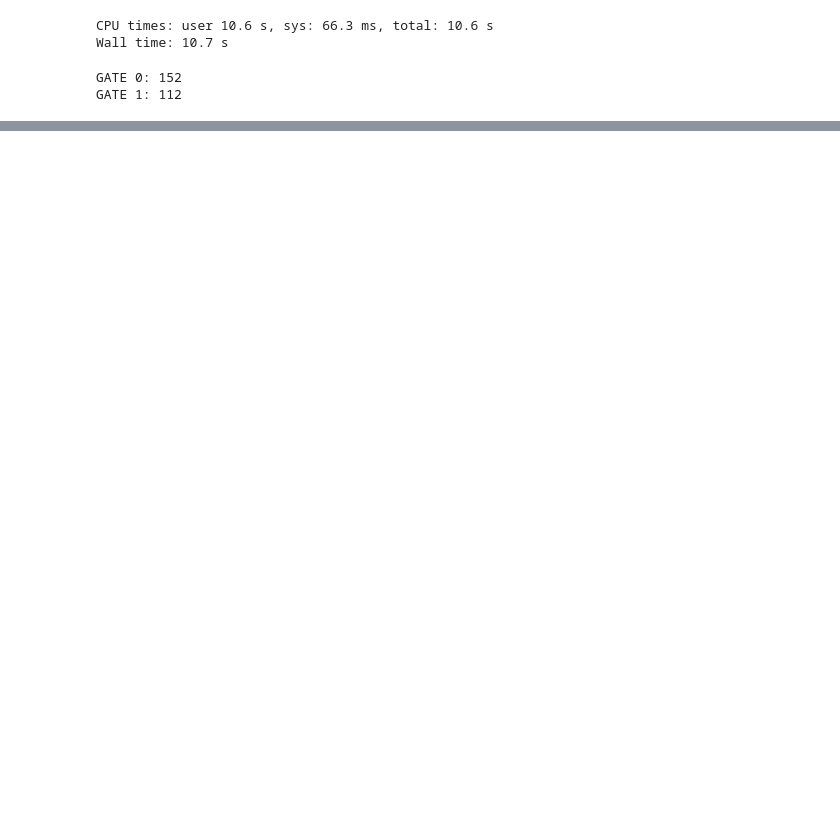
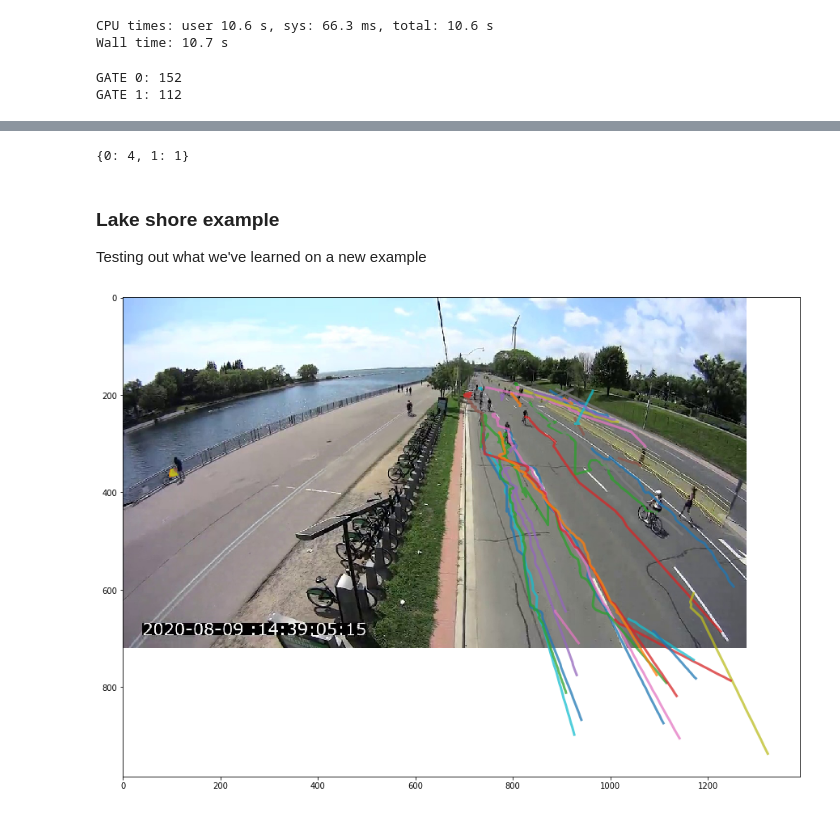
Before and after one commit to radumas/rpi-urban-mobility-tracker, a Jupyter notebook: notebooks/counting.ipynb, the cells around one changed output, grey strips where cells are left out. Drawn from its saved outputs; the diff is of its cells as text; code cells hidden in the pictures; blank space fills up the shorter version.

Commit message:
Lake Shore is tough

```diff
--- a/notebooks/counting.ipynb
+++ b/notebooks/counting.ipynb
@@ -149,0 +197,38 @@ GATE 1: 112
+# %%
+gatecounts
+# %% [output]
+{0: 4, 1: 1}
+# %% [markdown]
+### Lake shore example
+Testing out what we've learned on a new example
+# %%
+df = pd.read_csv('lakeshore/lake_shore_1439_pednet_30fps.csv', header =0)
+# %%
+#  compute detection centroids
+df['cx'] = 0.5 * (df['xmin'] + df['xmax'])
+df['cy'] = 0.5 * (df['ymin']  + df['ymax'])
+gdf = gpd.GeoDataFrame(df, geometry=gpd.points_from_xy(df.cx, df.cy))
+# Filter to objects that appear more than once so a trajectory can be created
+# It's possible to apply multiple aggregations to a same columns using different functions
+potential_lines = gdf.groupby(['obj_id', 'obj_class']).agg({'geometry':[list, 'count']})
+# But then the column keys are nested
+trajectories = potential_lines[potential_lines['geometry']['count'] > 2]['geometry']['list'].apply(LineString)
+trajectories = gpd.GeoDataFrame(trajectories, geometry='list')
+trajectories.reset_index(inplace=True)
+# %%
+# load helper image
+IMG_PATH = 'lakeshore/frame.jpg'
+pil_img = Image.open(IMG_PATH)
+# %%
+# Plot all trajectories to help identify where to draw gates
+fig, ax = plt.subplots(figsize=(15,15))
+plt.imshow(pil_img)
+
+
+#ax.set_aspect('equal')
+for _, line in trajectories.iterrows():
+    x,y = line.list.xy
+    ax.plot(x, y, lw=3, alpha=0.75)
+plt.show()
+# %% [output]
+[figure, added]
```
Also changed, not shown: parts of 12 cells of this notebook, 2 other files.
